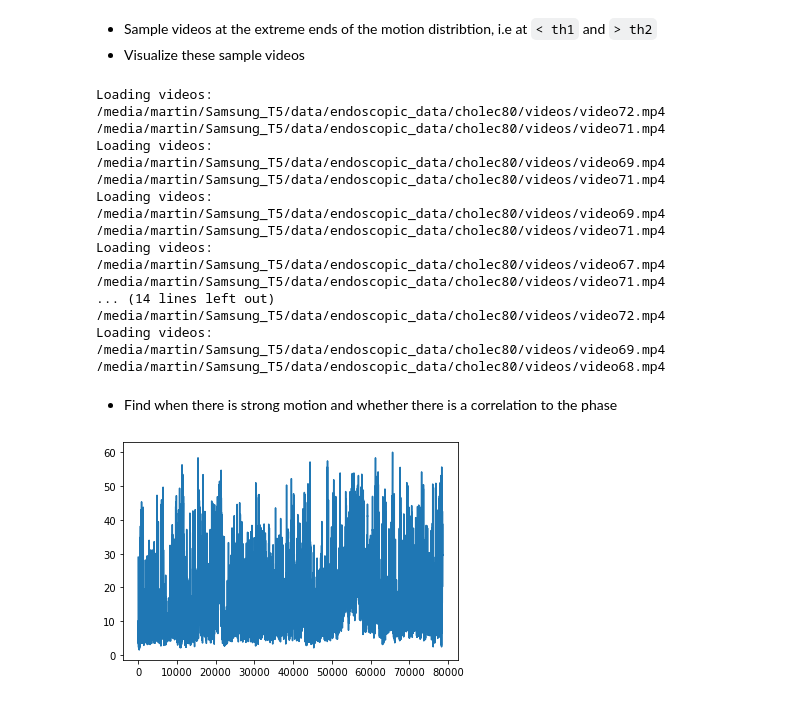
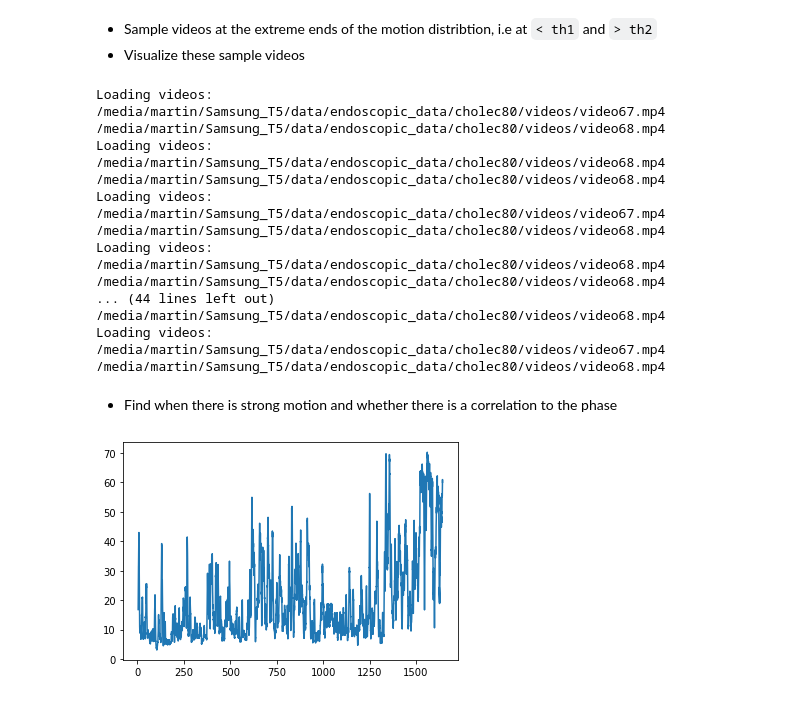
Before and after one commit to RViMLab/MICCAI2023-Camera-Motion-Prediction, a Jupyter notebook: notebooks/21_02_22_motion_statistical_analysis.ipynb, the cells around one changed output. Saved outputs shown, nothing was run; the diff lists cells and outputs as text; code cells hidden in the pictures.

```diff
--- a/notebooks/21_02_22_motion_statistical_analysis.ipynb
+++ b/notebooks/21_02_22_motion_statistical_analysis.ipynb
@@ -227,7 +252,8 @@ from datasets import VideoDataset
 from utils.io import load_yaml, load_pickle
 
 # sample videos with supposedly little and plenty motion
-log_df = pd.read_pickle('frame_to_frame_homography_regression.pkl')
+n_vids = 2
+log_df = pd.read_pickle('frame_to_frame_homography_regression_n_vids_{}.pkl'.format(n_vids))
 log_df['duv_mpd'] = log_df.duv.apply(lambda x: np.linalg.norm(x, axis=1).mean())
 
 # running average
@@ -236,14 +262,14 @@ log_df['duv_mpd_ravg'] = log_df.duv_mpd.rolling(window).mean()
 log_df.clip_idx -= window - 1  # adjust frame index to initial frame
 
 # threshold
-th1 = 5.
-th2 = 40.
+th1 = 10.
+th2 = 20.
 
 weak_motion_df = log_df[log_df.duv_mpd_ravg < th1]
 strong_motion_df = log_df[log_df.duv_mpd_ravg > th2]
 
 # randomly sample weak and strong motion clips
-n = 10
+n = 20
 weak_motion_samples = weak_motion_df.sample(n=n, random_state=42)
 strong_motion_samples = strong_motion_df.sample(n=n, random_state=42)
 
@@ -299,57 +325,62 @@ for (_, weak_motion_sample), (_, strong_motion_sample) in zip(weak_motion_sample
         cv2.waitKey()
 cv2.destroyAllWindows()
 # %% [output]
-Loading videos:
-/media/martin/Samsung_T5/data/endoscopic_data/cholec80/videos/video72.mp4
-/media/martin/Samsung_T5/data/endoscopic_data/cholec80/videos/video71.mp4
-Loading videos:
-/media/martin/Samsung_T5/data/endoscopic_data/cholec80/videos/video69.mp4
-/media/martin/Samsung_T5/data/endoscopic_data/cholec80/videos/video71.mp4
-Loading videos:
-/media/martin/Samsung_T5/data/endoscopic_data/cholec80/videos/video69.mp4
-/media/martin/Samsung_T5/data/endoscopic_data/cholec80/videos/video71.mp4
 Loading videos:
 /media/martin/Samsung_T5/data/endoscopic_data/cholec80/videos/video67.mp4
-/media/martin/Samsung_T5/data/endoscopic_data/cholec80/videos/video71.mp4
-... (14 lines left out)
-/media/martin/Samsung_T5/data/endoscopic_data/cholec80/videos/video72.mp4
+/media/martin/Samsung_T5/data/endoscopic_data/cholec80/videos/video68.mp4
 Loading videos:
-/media/martin/Samsung_T5/data/endoscopic_data/cholec80/videos/video69.mp4
 /media/martin/Samsung_T5/data/endoscopic_data/cholec80/videos/video68.mp4
+/media/martin/Samsung_T5/data/endoscopic_data/cholec80/videos/video68.mp4
+Loading videos:
+/media/martin/Samsung_T5/data/endoscopic_data/cholec80/videos/video67.mp4
+/media/martin/Samsung_T5/data/endoscopic_data/cholec80/videos/video68.mp4
+Loading videos:
+/media/martin/Samsung_T5/data/endoscopic_data/cholec80/videos/video68.mp4
+/media/martin/Samsung_T5/data/endoscopic_data/cholec80/videos/video68.mp4
+... (44 lines left out)
+/media/martin/Samsung_T5/data/endoscopic_data/cholec80/videos/video68.mp4
+Loading videos:
+/media/martin/Samsung_T5/data/endoscopic_data/cholec80/videos/video67.mp4
+/media/martin/Samsung_T5/data/endoscopic_data/cholec80/videos/video68.mp4
 # %% [markdown]
  - Find when there is strong motion and whether there is a correlation to the phase
 # %%
 import pandas as pd
 import numpy as np
 import matplotlib.pyplot as plt
 
 # generate histogram of the norm of duv
-log_df = pd.read_pickle('frame_to_frame_homography_regression.pkl')
+n_vids = 2
+log_df = pd.read_pickle('frame_to_frame_homography_regression_n_vids_{}.pkl'.format(n_vids))
 log_df['duv_mpd'] = log_df.duv.apply(lambda x: np.linalg.norm(x, axis=1).mean())
 
 # sample one video
-vid_idx = 10
+vid_idx = 1
 single_vid_df = log_df[log_df.vid_idx == vid_idx]
 single_vid_df = single_vid_df.reset_index()
 
 single_vid_df['duv_mpd'] = single_vid_df.duv.apply(lambda x: np.linalg.norm(x, axis=1).mean())
 
 # running average
-window = 10  # corresponds to one second at 5 fps
+window = 25  # corresponds to one second at 5 fps
 single_vid_df['duv_mpd_ravg'] = single_vid_df.duv_mpd.rolling(window).mean()
 single_vid_df.clip_idx -= window - 1  # adjust frame index to initial frame
 
 # plot
 th1 = 5.
+# plt.plot(
+#     single_vid_df[single_vid_df.duv_mpd_ravg < 5.].index/(single_vid_df.attrs['meta_data']['video_fps'][0]-1)*(single_vid_df.attrs['frame_rate']-1),
+#     single_vid_df[single_vid_df.duv_mpd_ravg < 5.].duv_mpd_ravg
+# )
+
+# plt.plot(
+#     single_vid_df[single_vid_df.duv_mpd_ravg > 5.].index/(single_vid_df.attrs['meta_data']['video_fps'][0]-1)*(single_vid_df.attrs['frame_rate']-1),
+#     single_vid_df[single_vid_df.duv_mpd_ravg > 5.].duv_mpd_ravg
+# )
 plt.plot(
-    single_vid_df[single_vid_df.duv_mpd_ravg < 5.].index/(single_vid_df.attrs['meta_data']['video_fps'][0]-1)*(single_vid_df.attrs['frame_rate']-1),
-    single_vid_df[single_vid_df.duv_mpd_ravg < 5.].duv_mpd_ravg
-)
-
-plt.plot(
-    single_vid_df[single_vid_df.duv_mpd_ravg > 5.].index/(single_vid_df.attrs['meta_data']['video_fps'][0]-1)*(single_vid_df.attrs['frame_rate']-1),
-    single_vid_df[single_vid_df.duv_mpd_ravg > 5.].duv_mpd_ravg
+    single_vid_df.index/(single_vid_df.attrs['meta_data']['video_fps'][0]-1)*(single_vid_df.attrs['frame_rate']-1),
+    single_vid_df.duv_mpd_ravg
 )
 plt.show()
 # %% [output]
-[figure, old version]
+[figure, new version]
```
Also changed, not shown: parts of 2 cells of this notebook, 12 other files.
